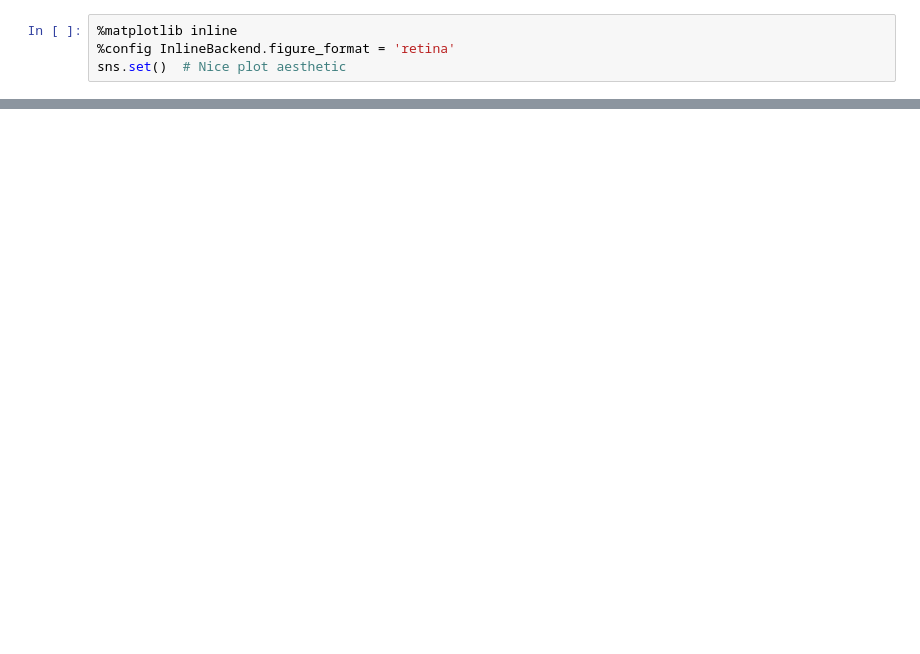
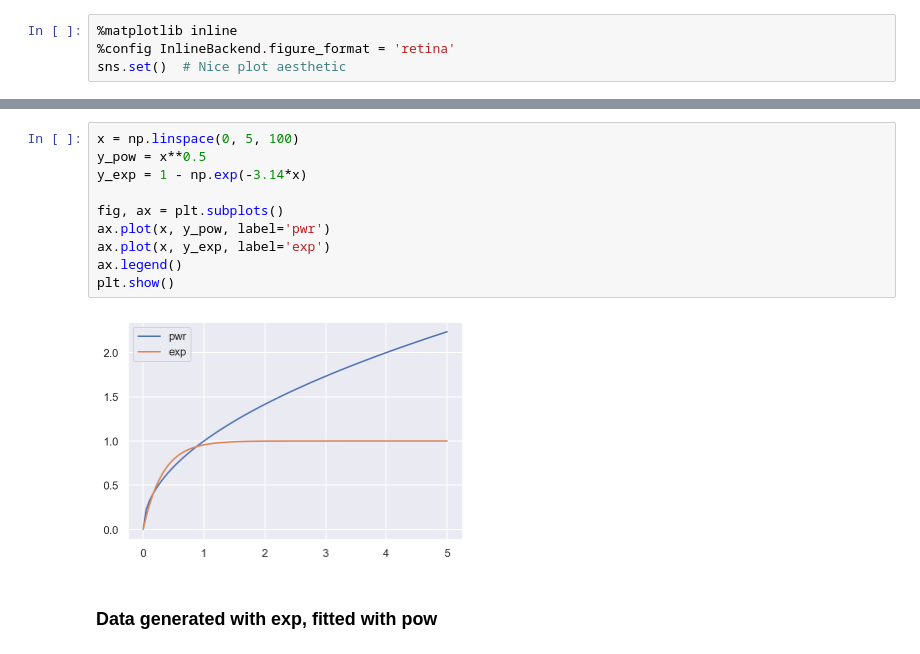
Before and after one commit to AurelienNioche/TransformedGP, a Jupyter notebook: distorted-utility.ipynb, the cells around one changed output, grey strips where cells are left out. Drawn from its saved outputs; the diff is of its cells as text; blank space fills up the shorter version.

```diff
--- a/distorted-utility.ipynb
+++ b/distorted-utility.ipynb
@@ -61,0 +56,14 @@ gp.
+# %%
+x = np.linspace(0, 5, 100)
+y_pow = x**0.5
+y_exp = 1 - np.exp(-3.14*x)
+
+fig, ax = plt.subplots()
+ax.plot(x, y_pow, label='pwr')
+ax.plot(x, y_exp, label='exp')
+ax.legend()
+plt.show()
+# %% [output]
+[figure, added]
+# %% [markdown]
+### Data generated with exp, fitted with pow
```
Also changed, not shown: parts of 43 cells of this notebook, 1 other file.
